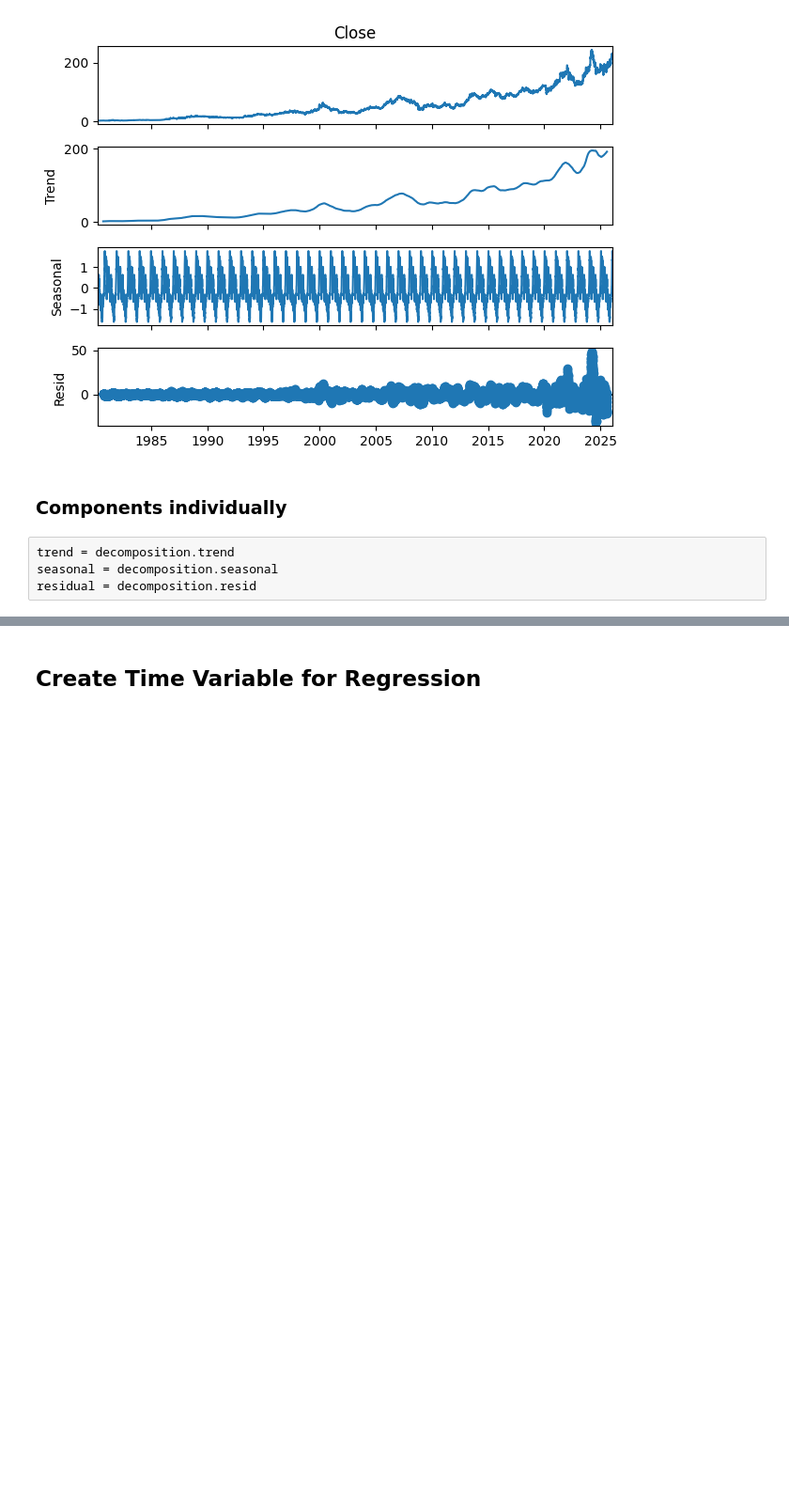
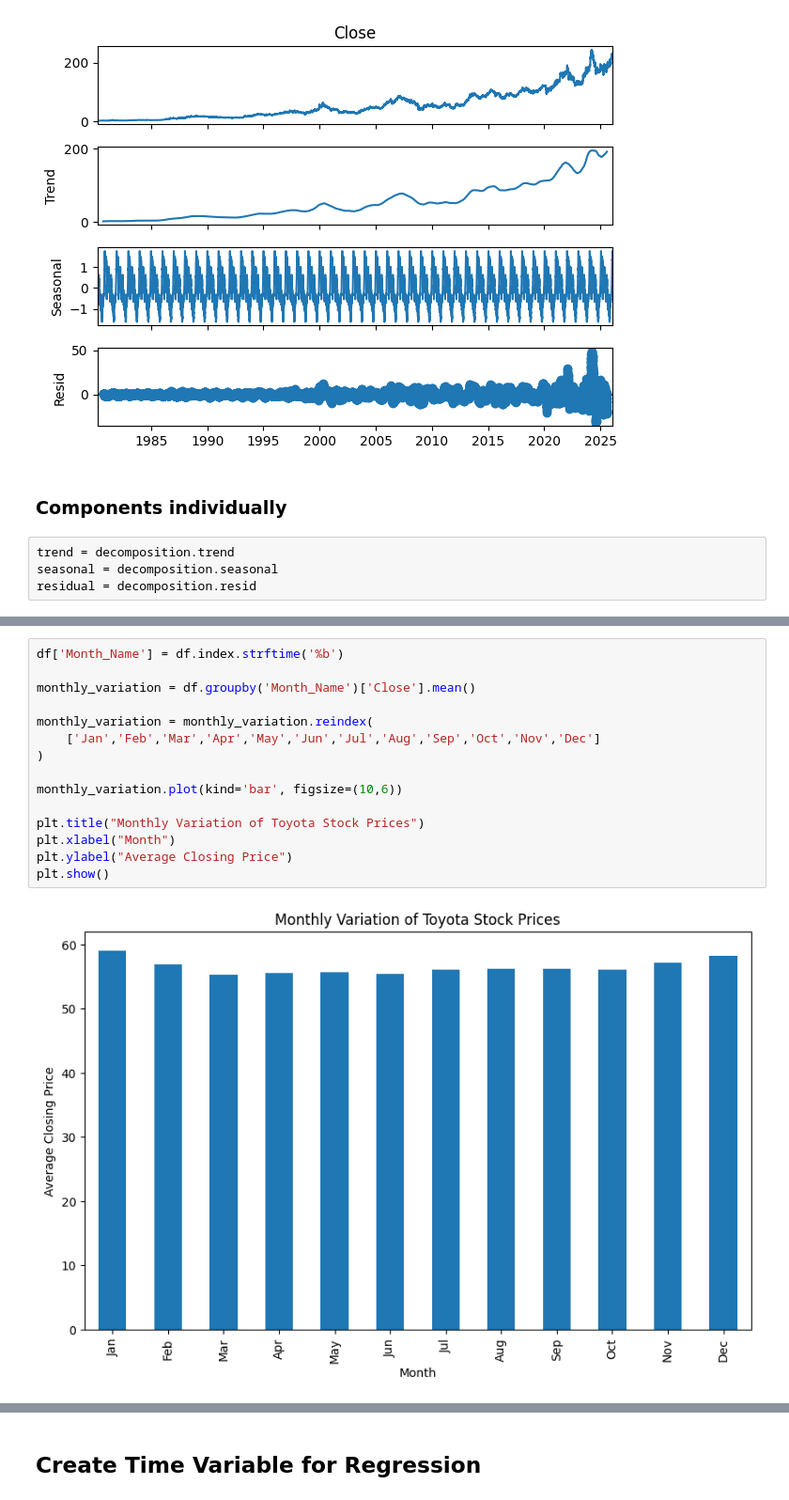
Before and after one commit to JohenPerera123/Time-Series-Analysis-of-Toyota-Stock-Prices-1980-2026-, a Jupyter notebook: Time_Series_Analysis_of_Toyota_Stock_Prices_(1980–2026).ipynb, the cells around one changed output, grey strips where cells are left out. Shown at 94% size. Saved outputs shown, nothing was run; the diff lists cells and outputs as text; blank space fills up the shorter version.

```diff
--- a/Time_Series_Analysis_of_Toyota_Stock_Prices_(1980–2026).ipynb
+++ b/Time_Series_Analysis_of_Toyota_Stock_Prices_(1980–2026).ipynb
@@ -164,0 +200,17 @@ residual = decomposition.resid
+# %%
+df['Month_Name'] = df.index.strftime('%b')
+
+monthly_variation = df.groupby('Month_Name')['Close'].mean()
+
+monthly_variation = monthly_variation.reindex(
+    ['Jan','Feb','Mar','Apr','May','Jun','Jul','Aug','Sep','Oct','Nov','Dec']
+)
+
+monthly_variation.plot(kind='bar', figsize=(10,6))
+
+plt.title("Monthly Variation of Toyota Stock Prices")
+plt.xlabel("Month")
+plt.ylabel("Average Closing Price")
+plt.show()
+# %% [output]
+[figure, added]
```
Also changed, not shown: parts of 23 cells of this notebook.
